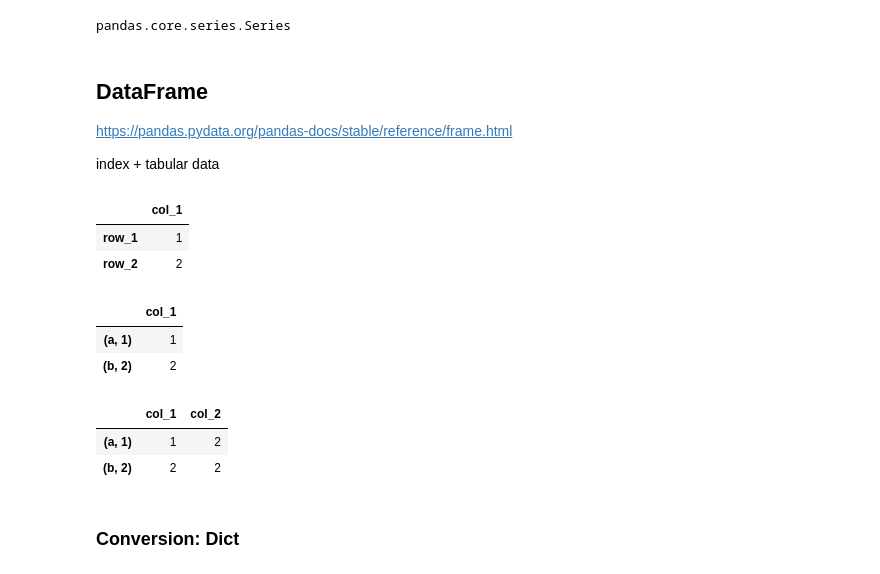
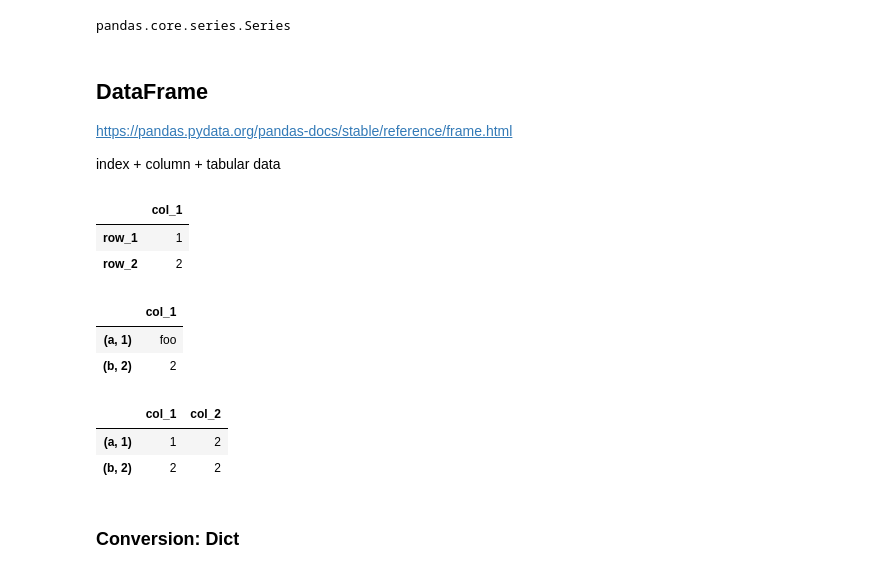
Before and after one commit to simoncos/practical-python, a Jupyter notebook: pandas-data-tips/pandas_data_tips.ipynb, the cells around one changed output. Drawn from its saved outputs; the diff is of its cells as text; code cells hidden in the pictures.

```diff
--- a/pandas-data-tips/pandas_data_tips.ipynb
+++ b/pandas-data-tips/pandas_data_tips.ipynb
@@ -77,22 +84,22 @@ pandas.core.series.Series
 
 https://pandas.pydata.org/pandas-docs/stable/reference/frame.html
 
-index + tabular data
+index + column + tabular data
 # %%
 df = pd.DataFrame(data=[1,2], index=['row_1', 'row_2'], columns=['col_1'])
 display(df)
 
-df = pd.DataFrame(data=[1,2], index=[('a',1), ('b',2)], columns=['col_1'])
+df = pd.DataFrame(data=['foo',2], index=[('a',1), ('b',2)], columns=['col_1'])
 display(df)
 
 df = pd.DataFrame(data=[[1,2],[2,2]], index=[('a',1), ('b',2)], columns=['col_1', 'col_2'])
 display(df)
 # %% [output]
 |  | col_1 |
 | row_1 | 1 |
 | row_2 | 2 |
 |  | col_1 |
-| (a, 1) | 1 |
+| (a, 1) | foo |
 | (b, 2) | 2 |
 |  | col_1 | col_2 |
 | (a, 1) | 1 | 2 |
```
Also changed, not shown: parts of 31 cells of this notebook.
